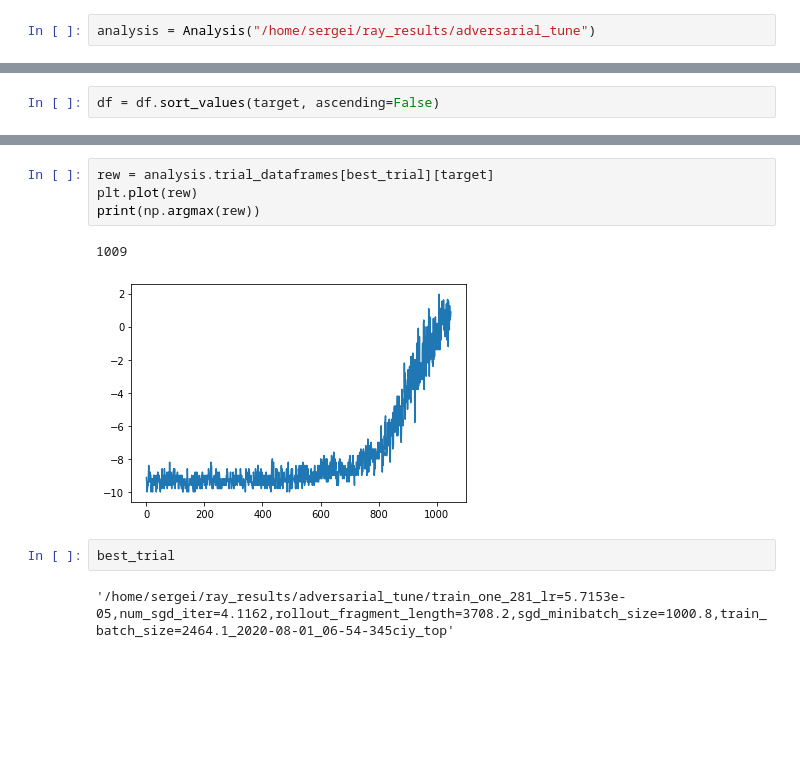
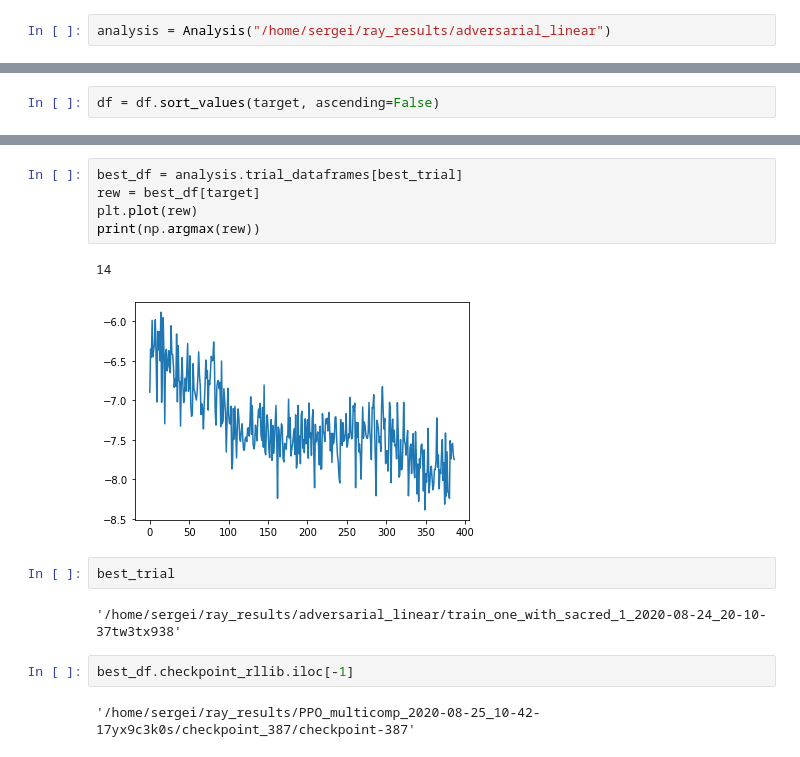
Before and after one commit to HumanCompatibleAI/better-adversarial-defenses, a Jupyter notebook: youshallnotpass_rllib-analysis.ipynb, the cells around one changed output, grey strips where cells are left out. Saved outputs shown, nothing was run; the diff lists cells and outputs as text; blank space fills up the shorter version.

```diff
--- a/youshallnotpass_rllib-analysis.ipynb
+++ b/youshallnotpass_rllib-analysis.ipynb
@@ -4,7 +4,7 @@ from matplotlib import pyplot as plt
 import plotly.express as px
 import numpy as np
 # %%
-analysis = Analysis("/home/sergei/ray_results/adversarial_tune")
+analysis = Analysis("/home/sergei/ray_results/adversarial_linear")
 # %%
 target = 'policy_reward_mean/player_1'
 # %%
@@ -101,11 +102,16 @@ df
 # %%
-rew = analysis.trial_dataframes[best_trial][target]
+best_df = analysis.trial_dataframes[best_trial]
+rew = best_df[target]
 plt.plot(rew)
 print(np.argmax(rew))
 # %% [output]
-1009
+14
-[figure, old version]
+[figure, new version]
 # %%
 best_trial
 # %% [output]
-'/home/sergei/ray_results/adversarial_tune/train_one_281_lr=5.7153e-05,num_sgd_iter=4.1162,rollout_fragment_length=3708.2,sgd_minibatch_size=1000.8,train_batch_size=2464.1_2020-08-01_06-54-345ciy_top'
+'/home/sergei/ray_results/adversarial_linear/train_one_with_sacred_1_2020-08-24_20-10-37tw3tx938'
+# %%
+best_df.checkpoint_rllib.iloc[-1]
+# %% [output]
+'/home/sergei/ray_results/PPO_multicomp_2020-08-25_10-42-17yx9c3k0s/checkpoint_387/checkpoint-387'
```
Also changed, not shown: parts of 6 cells of this notebook, 6 other files.
